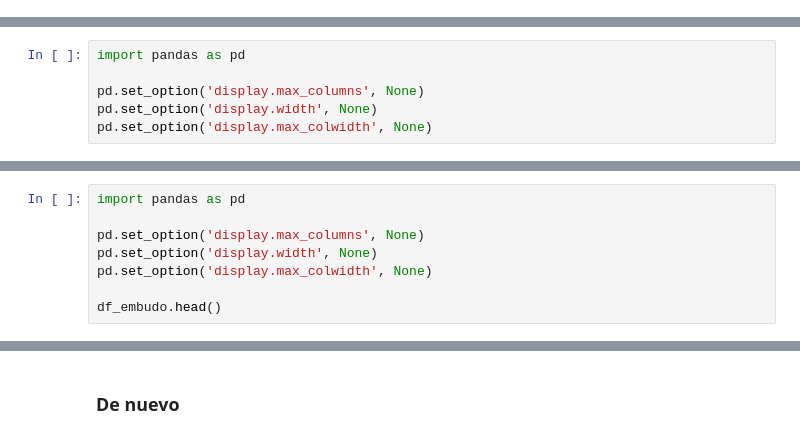
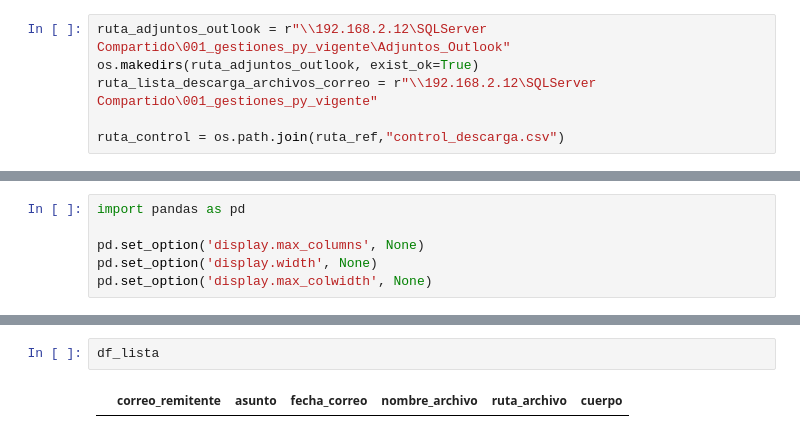
Before and after one commit to fernandolazob/target_script_01, a Jupyter notebook: 01_rrhh/para_variar.ipynb, the cells around one changed output, grey strips where cells are left out. Drawn from its saved outputs; the diff is of its cells as text.

```diff
--- a/01_rrhh/para_variar.ipynb
+++ b/01_rrhh/para_variar.ipynb
@@ -116 +309,7 @@ columnas_control = [
+# %%
+ruta_adjuntos_outlook = r"\\192.168.2.12\SQLServer Compartido\001_gestiones_py_vigente\Adjuntos_Outlook"
+os.makedirs(ruta_adjuntos_outlook, exist_ok=True)
+ruta_lista_descarga_archivos_correo = r"\\192.168.2.12\SQLServer Compartido\001_gestiones_py_vigente"
+
+ruta_control = os.path.join(ruta_ref,"control_descarga.csv")
 # %%
@@ -1807,8 +1131,0 @@ contratados firma_de_contrato SÍ
-# %%
-import pandas as pd
-
-pd.set_option('display.max_columns', None)
-pd.set_option('display.width', None)
-pd.set_option('display.max_colwidth', None)
-
-df_embudo.head()
@@ -2315,2 +1132,4 @@ ValueError: An error occurred while retrieving token from XML response: AADSTS90
-# %% [markdown]
-### De nuevo
+# %%
+df_lista
+# %% [output]
+|  | correo_remitente | asunto | fecha_correo | nombre_archivo | ruta_archivo | cuerpo |
```
Also changed, not shown: parts of 99 cells of this notebook, 42 other files.
